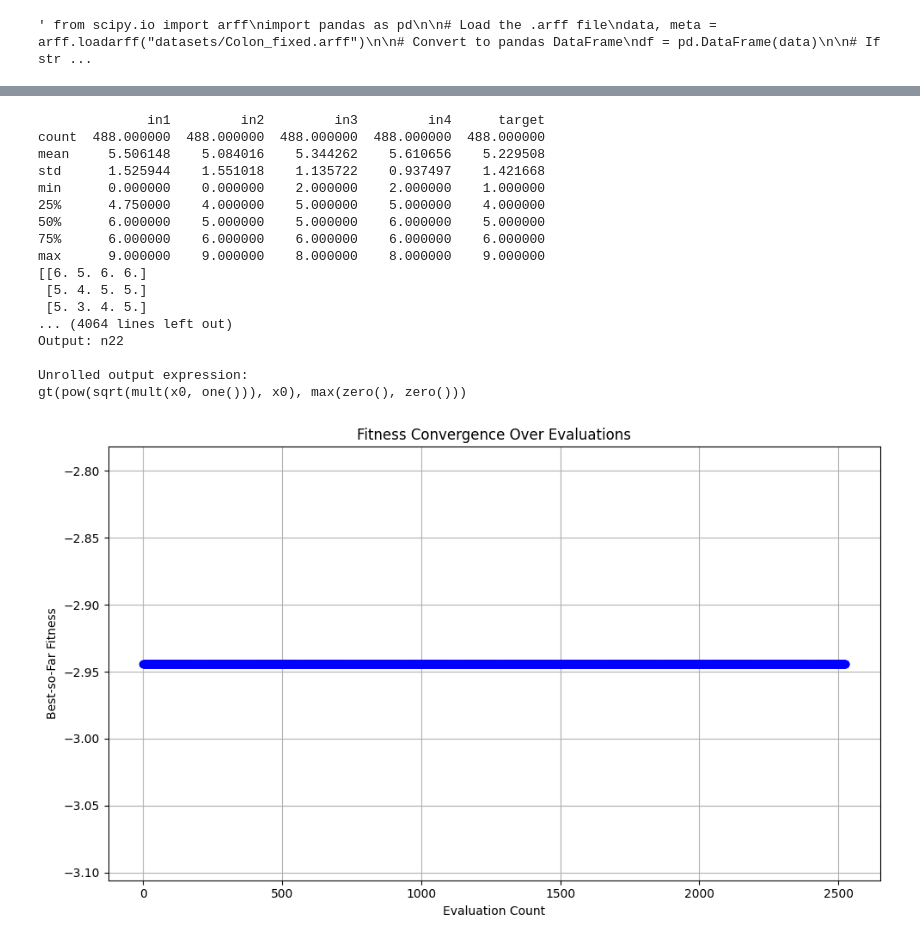
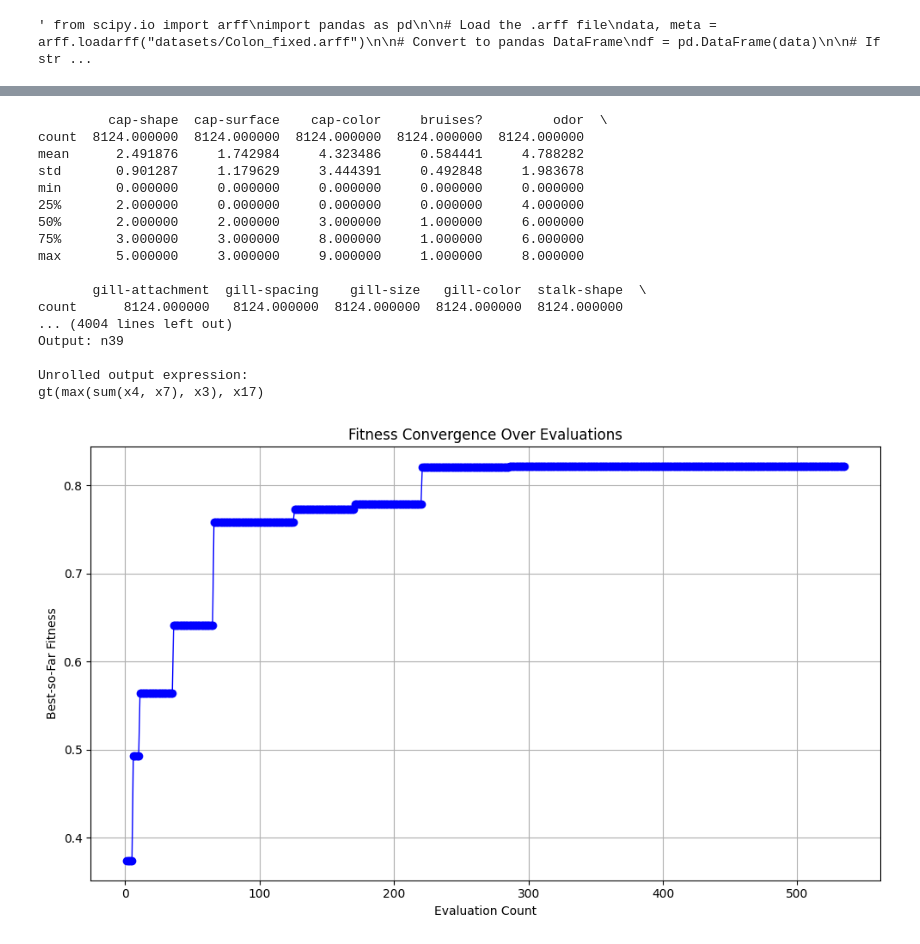
Before and after one commit to PaulSauzel/pyCGP2.0, a Jupyter notebook: Exemple.ipynb, the cells around one changed output, grey strips where cells are left out. Drawn from its saved outputs; the diff is of its cells as text; code cells hidden in the pictures.

Commit message:
Added graph visualization + enhancement of 1 + lambda for ES implementation

```diff
--- a/Exemple.ipynb
+++ b/Exemple.ipynb
@@ -23,15 +23,15 @@ def build_funcLib(): #Define the function used
             Func(f_sqrtxy, 'sqrtxy', 2, 0),
             Func(f_squared, 'squared', 1, 0),
             Func(f_pow, 'pow', 2, 0),
-            Func(f_one, 'one', 0, 0),
+            #Func(f_one, 'one', 0, 0),
             Func(f_zero, 'zero', 0, 0),
             #Func(f_const, 'const', 0, 1),
             Func(f_inv, 'inv', 1, 0),
             Func(f_gt, 'gt', 2, 0),
-            #Func(f_asin, 'asin', 1, 0),
-            #Func(f_acos, 'acos', 1, 0),
-            #Func(f_atan, 'atan', 1, 0),
-            #Func(f_sin, 'sin', 1, 0),
+            Func(f_asin, 'asin', 1, 0),
+            Func(f_acos, 'acos', 1, 0),
+            Func(f_atan, 'atan', 1, 0),
+            Func(f_sin, 'sin', 1, 0),
             Func(f_min, 'min', 2, 0),
             Func(f_max, 'max', 2, 0),
             Func(f_round, 'round', 1, 0),
@@ -189,51 +190,51 @@ Fitness of best genome: 0.985955675414213
 # %%
 ##WORK IN PROGRESS
 
 from pmlb import fetch_data
 from sklearn.preprocessing import MinMaxScaler
 
 # Returns NumPy arrays
-gametes = fetch_data('1027_ESL')
-X, y = fetch_data('1027_ESL', return_X_y=True, local_cache_dir='./datasets')
+gametes = fetch_data('mushroom')
+X, y = fetch_data('mushroom', return_X_y=True, local_cache_dir='./datasets')
 
 print(gametes.describe())
 # Conversion des colonnes en float
 X = X.astype(float)
 y = y.astype(float)
 
 print(X)
 print(y)
 
 # Standardisation avec MinMaxScaler dans l'intervalle [-1, 1]
 scaler = MinMaxScaler(feature_range=(-1, 1))
 X = scaler.fit_transform(X)
 
-evaluator2 = Regressor(X, y)
+evaluator2 = Binary_Classifier(X, y)
 
 #Initialise config + Evaluator + mutation
 CGP_config = CGPConfig(num_inputs=X.shape[1], num_nodes=30, num_outputs=1, input_node_chance=0.4, const_min=-1, const_max=1, function_set=functions)
 #For evaluatorsin num_inputs = 1
 
 #mutationcgp_proba = Proba_Mutation(CGP_config, number_mutations=10, input_node_mutation_rate=0.2, output_node_mutation_rate=0.1, function_mutation_rate=0.4, input_mutation_rate=0.5, const_mutation_rate=0.1)
-mutationcgp_golden = Golden_mutation(CGP_config,input_node_mutation_rate=0.2, function_mutation_rate=0.4, input_mutation_rate=0.5, const_mutation_rate=0.1,output_node_mutation_rate=0.1)
-ES_cgp = ES(evaluator2, mu=5, lam=20,genome_factory=lambda: CGPGenome.create_genome(CGP_config),mutation = mutationcgp_golden)
-best_genome = ES_cgp.evolve(n_generations=10000, early_stopping=100, verbose=True)
+mutationcgp_golden = Golden_mutation(CGP_config,input_node_mutation_rate=0.2, function_mutation_rate=0.4, input_mutation_rate=0.5, const_mutation_rate=0.1,output_node_mutation_rate=0.5)
+ES_cgp = ES(evaluator2, lam=5,parent = CGPGenome.create_genome(CGP_config),mutation = mutationcgp_golden)
+best_genome = ES_cgp.evolve(n_generations=10000, early_stopping=50, verbose=True)
 # %% [output]
-              in1         in2         in3         in4      target
-count  488.000000  488.000000  488.000000  488.000000  488.000000
-mean     5.506148    5.084016    5.344262    5.610656    5.229508
-std      1.525944    1.551018    1.135722    0.937497    1.421668
-min      0.000000    0.000000    2.000000    2.000000    1.000000
-25%      4.750000    4.000000    5.000000    5.000000    4.000000
-50%      6.000000    5.000000    5.000000    6.000000    5.000000
-75%      6.000000    6.000000    6.000000    6.000000    6.000000
-max      9.000000    9.000000    8.000000    8.000000    9.000000
-[[6. 5. 6. 6.]
- [5. 4. 5. 5.]
- [5. 3. 4. 5.]
-... (4064 lines left out)
-Output: n22
+         cap-shape  cap-surface    cap-color     bruises?         odor  \
+count  8124.000000  8124.000000  8124.000000  8124.000000  8124.000000
+mean      2.491876     1.742984     4.323486     0.584441     4.788282
+std       0.901287     1.179629     3.444391     0.492848     1.983678
+min       0.000000     0.000000     0.000000     0.000000     0.000000
+25%       2.000000     0.000000     0.000000     0.000000     4.000000
+50%       2.000000     2.000000     3.000000     1.000000     6.000000
+75%       3.000000     3.000000     8.000000     1.000000     6.000000
+max       5.000000     3.000000     9.000000     1.000000     8.000000
+
+       gill-attachment  gill-spacing    gill-size   gill-color  stalk-shape  \
+count      8124.000000   8124.000000  8124.000000  8124.000000  8124.000000
+... (4004 lines left out)
+Output: n39
 
 Unrolled output expression:
-gt(pow(sqrt(mult(x0, one())), x0), max(zero(), zero()))
+gt(max(sum(x4, x7), x3), x17)
-[figure, old version]
+[figure, new version]
```
Also changed, not shown: parts of 4 cells of this notebook, 7 other files.
